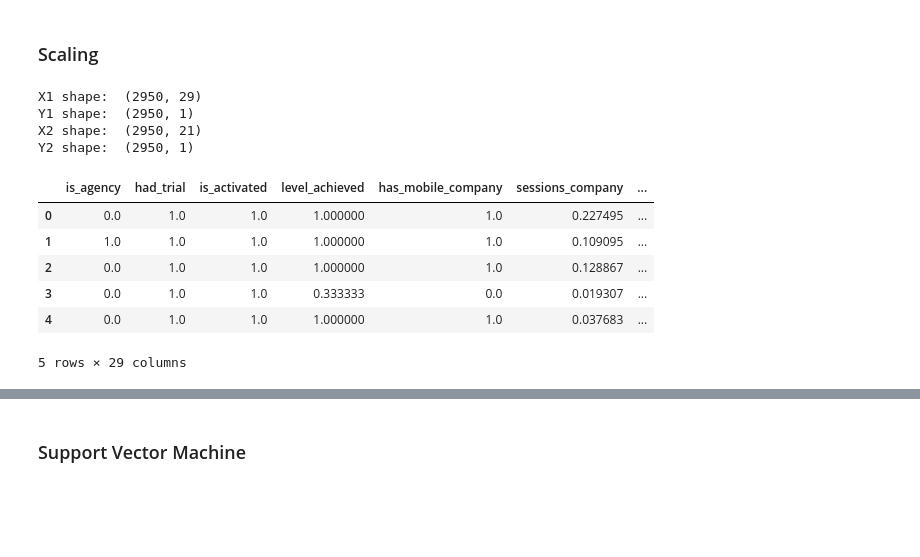
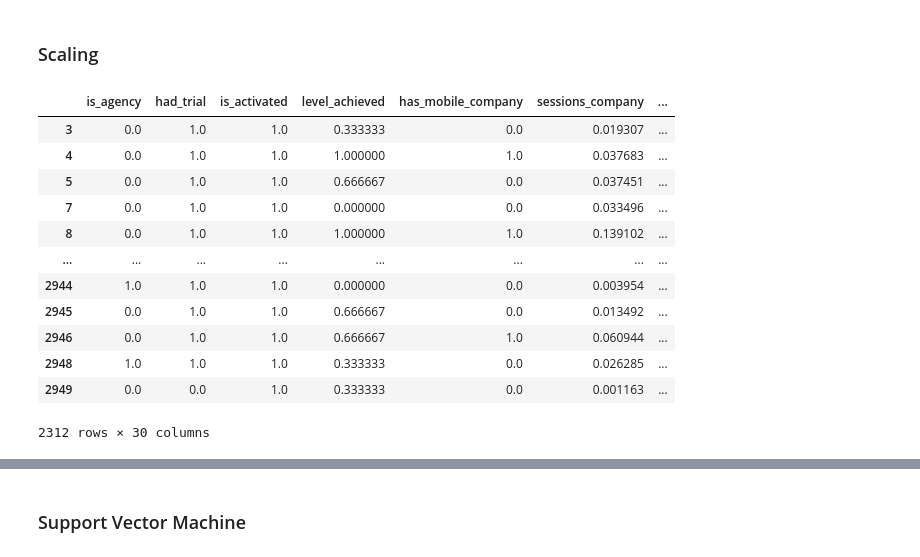
Before and after one commit to ZaloznikV/Project-3-ZaloznikV, a Jupyter notebook: predictive_modeling.ipynb, the cells around one changed output, grey strips where cells are left out. Saved outputs shown, nothing was run; the diff lists cells and outputs as text; code cells hidden in the pictures; blank space fills up the shorter version.

```diff
--- a/predictive_modeling.ipynb
+++ b/predictive_modeling.ipynb
@@ -393,46 +393,52 @@ Name: had_cancelled, dtype: int64
 # %%
 """SCALING"""
 
 
 min_max_scaler = preprocessing.MinMaxScaler() #scale from 0 to 1
 
 
 x1 = were_paying_1.values #returns a numpy array
 x1_scaled = min_max_scaler.fit_transform(x1)
 df_1 = pd.DataFrame(x1_scaled)
 
 
 x2 = were_paying_2.values #returns a numpy array
 x2_scaled = min_max_scaler.fit_transform(x2)
 df_2 = pd.DataFrame(x2_scaled)
 
 col1 = list(were_paying_1.columns)
 col2 = list(were_paying_2.columns)
 
 df_1.columns=col1
 df_2.columns=col2
 
 #df_2
 
-Y1 = df_1[["had_cancelled"]]
-X1 = df_1.drop(columns=["had_cancelled"])
+df_1.columns
+#sampling equal amount of aech
+s0 = df_1.had_cancelled[df_1.had_cancelled.eq(0)].sample(1156).index
+s1 = df_1.had_cancelled[df_1.had_cancelled.eq(1)].sample(1156).index
 
-Y2 = df_2[["had_cancelled"]]
-X2 = df_2.drop(columns=["had_cancelled"])
-print("X1 shape: ",X1.shape)
-print("Y1 shape: ",Y1.shape)
-print("X2 shape: ",X2.shape)
-print("Y2 shape: ",Y2.shape)
-X1.head()
+df_1 = df_1.loc[s0.union(s1)]
+
+
+s0 = df_2.had_cancelled[df_2.had_cancelled.eq(0)].sample(1156).index
+s1 = df_2.had_cancelled[df_2.had_cancelled.eq(1)].sample(1156).index
+
+df_2 = df_2.loc[s0.union(s1)]
+
+df_1
 # %% [output]
+|  | is_agency | had_trial | is_activated | level_achieved | has_mobile_company | sessions_company | ... |
+| 3 | 0.0 | 1.0 | 1.0 | 0.333333 | 0.0 | 0.019307 | ... |
+| 4 | 0.0 | 1.0 | 1.0 | 1.000000 | 1.0 | 0.037683 | ... |
+| 5 | 0.0 | 1.0 | 1.0 | 0.666667 | 0.0 | 0.037451 | ... |
+| 7 | 0.0 | 1.0 | 1.0 | 0.000000 | 0.0 | 0.033496 | ... |
+| 8 | 0.0 | 1.0 | 1.0 | 1.000000 | 1.0 | 0.139102 | ... |
+| ... | ... | ... | ... | ... | ... | ... | ... |
+| 2944 | 1.0 | 1.0 | 1.0 | 0.000000 | 0.0 | 0.003954 | ... |
+| 2945 | 0.0 | 1.0 | 1.0 | 0.666667 | 0.0 | 0.013492 | ... |
+| 2946 | 0.0 | 1.0 | 1.0 | 0.666667 | 1.0 | 0.060944 | ... |
+| 2948 | 1.0 | 1.0 | 1.0 | 0.333333 | 0.0 | 0.026285 | ... |
+| 2949 | 0.0 | 0.0 | 1.0 | 0.333333 | 0.0 | 0.001163 | ... |
-X1 shape:  (2950, 29)
-Y1 shape:  (2950, 1)
-X2 shape:  (2950, 21)
-Y2 shape:  (2950, 1)
+2312 rows × 30 columns
-|  | is_agency | had_trial | is_activated | level_achieved | has_mobile_company | sessions_company | ... |
-| 0 | 0.0 | 1.0 | 1.0 | 1.000000 | 1.0 | 0.227495 | ... |
-| 1 | 1.0 | 1.0 | 1.0 | 1.000000 | 1.0 | 0.109095 | ... |
-| 2 | 0.0 | 1.0 | 1.0 | 1.000000 | 1.0 | 0.128867 | ... |
-| 3 | 0.0 | 1.0 | 1.0 | 0.333333 | 0.0 | 0.019307 | ... |
-| 4 | 0.0 | 1.0 | 1.0 | 1.000000 | 1.0 | 0.037683 | ... |
-5 rows × 29 columns
```
Also changed, not shown: parts of 11 cells of this notebook.
